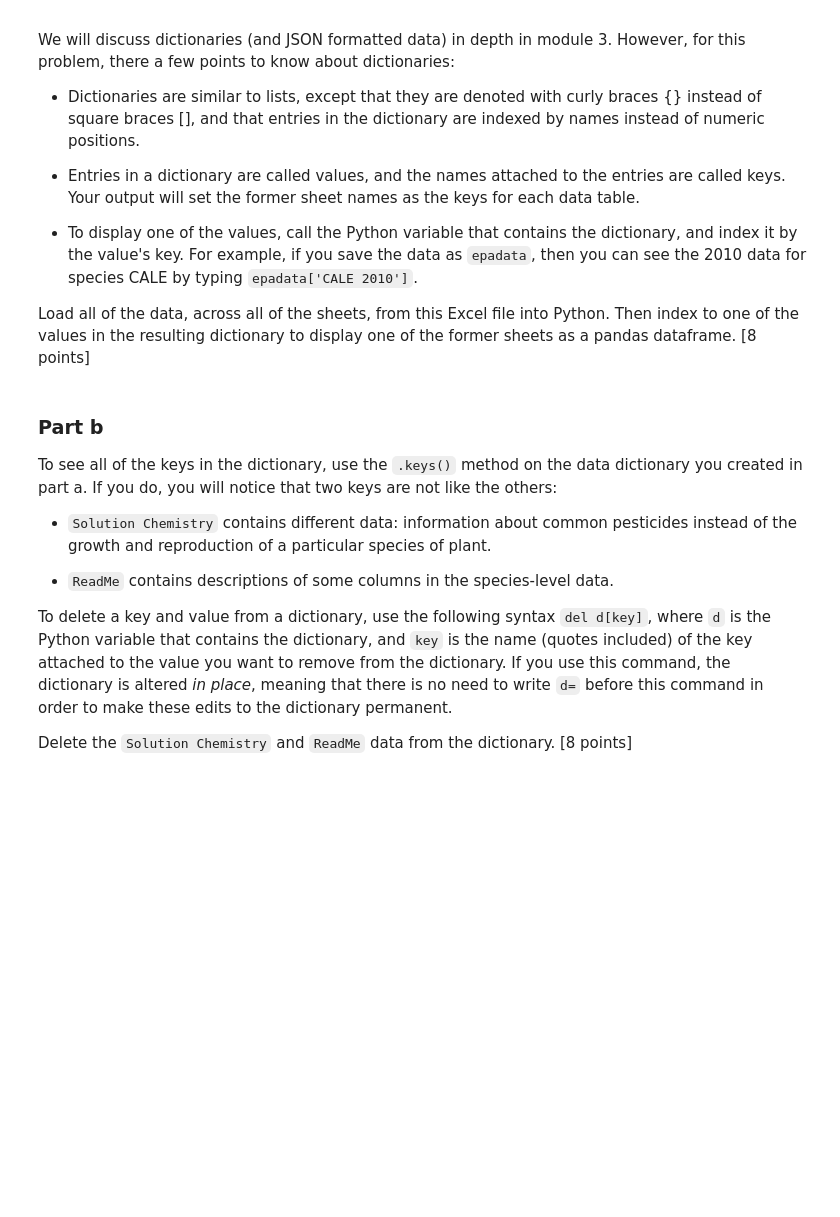
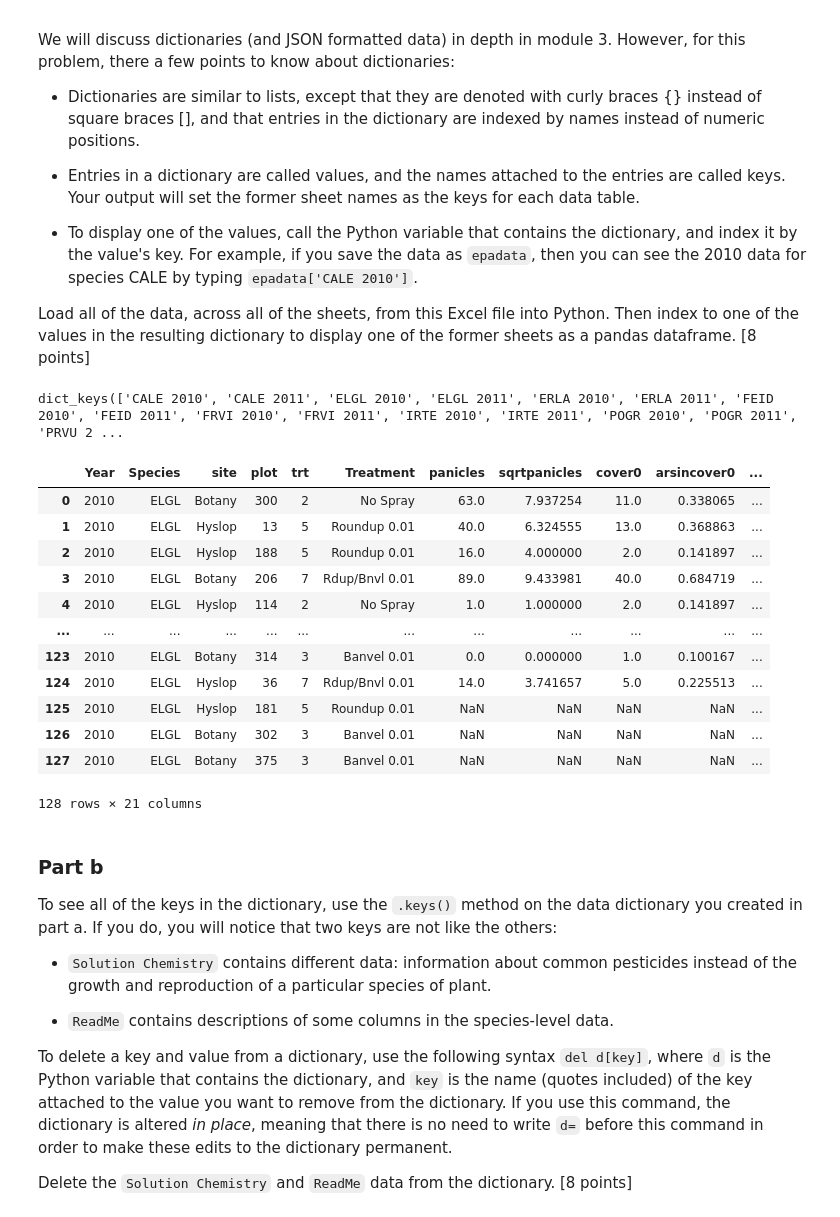
Before and after one commit to rde6mn/DS6001-lab2, a Jupyter notebook: labassignment2.ipynb, the cells around one changed output. Saved outputs shown, nothing was run; the diff lists cells and outputs as text; code cells hidden in the pictures; blank space fills up the shorter version.

```diff
--- a/labassignment2.ipynb
+++ b/labassignment2.ipynb
@@ -724,6 +724,28 @@ We will discuss dictionaries (and JSON formatted data) in depth in module 3. How
 * To display one of the values, call the Python variable that contains the dictionary, and index it by the value's key. For example, if you save the data as `epadata`, then you can see the 2010 data for species CALE by typing `epadata['CALE 2010']`.
 
 Load all of the data, across all of the sheets, from this Excel file into Python. Then index to one of the values in the resulting dictionary to display one of the former sheets as a pandas dataframe. [8 points]
+# %%
+epa = pd.read_excel('epa_data.xlsx', sheet_name=None)
+# %%
+epa.keys()
+# %% [output]
+dict_keys(['CALE 2010', 'CALE 2011', 'ELGL 2010', 'ELGL 2011', 'ERLA 2010', 'ERLA 2011', 'FEID 2010', 'FEID 2011', 'FRVI 2010', 'FRVI 2011', 'IRTE 2010', 'IRTE 2011', 'POGR 2010', 'POGR 2011', 'PRVU 2 ...
+# %%
+epa['ELGL 2010']
+# %% [output]
+|  | Year | Species | site | plot | trt | Treatment | panicles | sqrtpanicles | cover0 | arsincover0 | ... |
+| 0 | 2010 | ELGL | Botany | 300 | 2 | No Spray | 63.0 | 7.937254 | 11.0 | 0.338065 | ... |
+| 1 | 2010 | ELGL | Hyslop | 13 | 5 | Roundup 0.01 | 40.0 | 6.324555 | 13.0 | 0.368863 | ... |
+| 2 | 2010 | ELGL | Hyslop | 188 | 5 | Roundup 0.01 | 16.0 | 4.000000 | 2.0 | 0.141897 | ... |
+| 3 | 2010 | ELGL | Botany | 206 | 7 | Rdup/Bnvl 0.01 | 89.0 | 9.433981 | 40.0 | 0.684719 | ... |
+| 4 | 2010 | ELGL | Hyslop | 114 | 2 | No Spray | 1.0 | 1.000000 | 2.0 | 0.141897 | ... |
+| ... | ... | ... | ... | ... | ... | ... | ... | ... | ... | ... | ... |
+| 123 | 2010 | ELGL | Botany | 314 | 3 | Banvel 0.01 | 0.0 | 0.000000 | 1.0 | 0.100167 | ... |
+| 124 | 2010 | ELGL | Hyslop | 36 | 7 | Rdup/Bnvl 0.01 | 14.0 | 3.741657 | 5.0 | 0.225513 | ... |
+| 125 | 2010 | ELGL | Hyslop | 181 | 5 | Roundup 0.01 | NaN | NaN | NaN | NaN | ... |
+| 126 | 2010 | ELGL | Botany | 302 | 3 | Banvel 0.01 | NaN | NaN | NaN | NaN | ... |
+| 127 | 2010 | ELGL | Botany | 375 | 3 | Banvel 0.01 | NaN | NaN | NaN | NaN | ... |
+128 rows × 21 columns
 # %% [markdown]
 ### Part b
 To see all of the keys in the dictionary, use the `.keys()` method on the data dictionary you created in part a. If you do, you will notice that two keys are not like the others:
```
Also changed, not shown: parts of 8 cells of this notebook, 1 other file.
